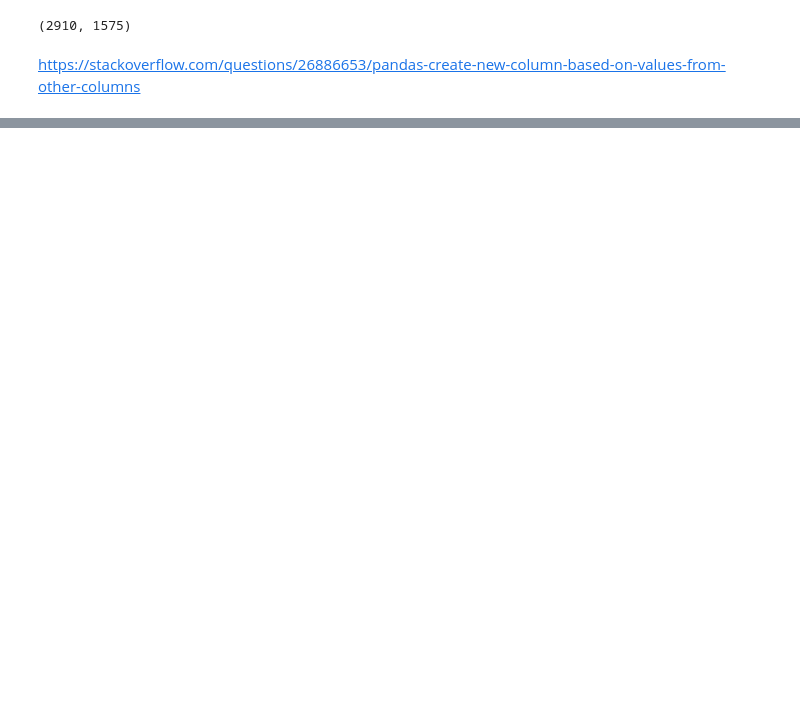
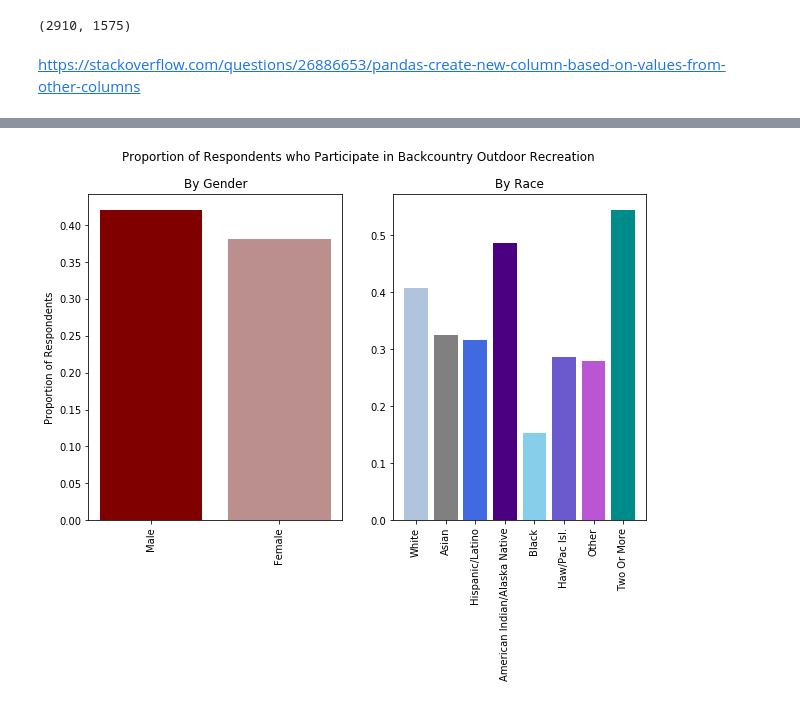
Before and after one commit to kentdanas/data-512-final-project, a Jupyter notebook: wa_outdoor_recreation_analysis.ipynb, the cells around one changed output, grey strips where cells are left out. Saved outputs shown, nothing was run; the diff lists cells and outputs as text; code cells hidden in the pictures; blank space fills up the shorter version.

```diff
--- a/wa_outdoor_recreation_analysis.ipynb
+++ b/wa_outdoor_recreation_analysis.ipynb
@@ -129,0 +226,21 @@ race_dataset.to_csv('data_clean/race_data_clean.csv')
+# %%
+fig2 = plt.figure(figsize=(10,6))
+fig2.suptitle('Proportion of Respondents who Participate in Backcountry Outdoor Recreation')
+ax3 = fig2.add_subplot(121)
+gender2 = ax3.bar(ind, gender_props, color=colors)
+ax3.set_title('By Gender')
+plt.xticks(rotation=90)
+ax3.set_ylabel('Proportion of Respondents')
+ax3.set_xticks(ind)
+ax3.set_xticklabels(gender_props.index);
+
+ax4 = fig2.add_subplot(122)
+race2 = ax4.bar(ind2, race_props, color=colors2)
+ax4.set_title('By Race')
+plt.xticks(rotation=90)
+ax4.set_xticks(ind2)
+ax4.set_xticklabels(race_props.index)
+plt.savefig('results/participation_in_backcountry_general.png')
+plt.show;
+# %% [output]
+[figure, added]
```
Also changed, not shown: parts of 37 cells of this notebook, 6 other files.
